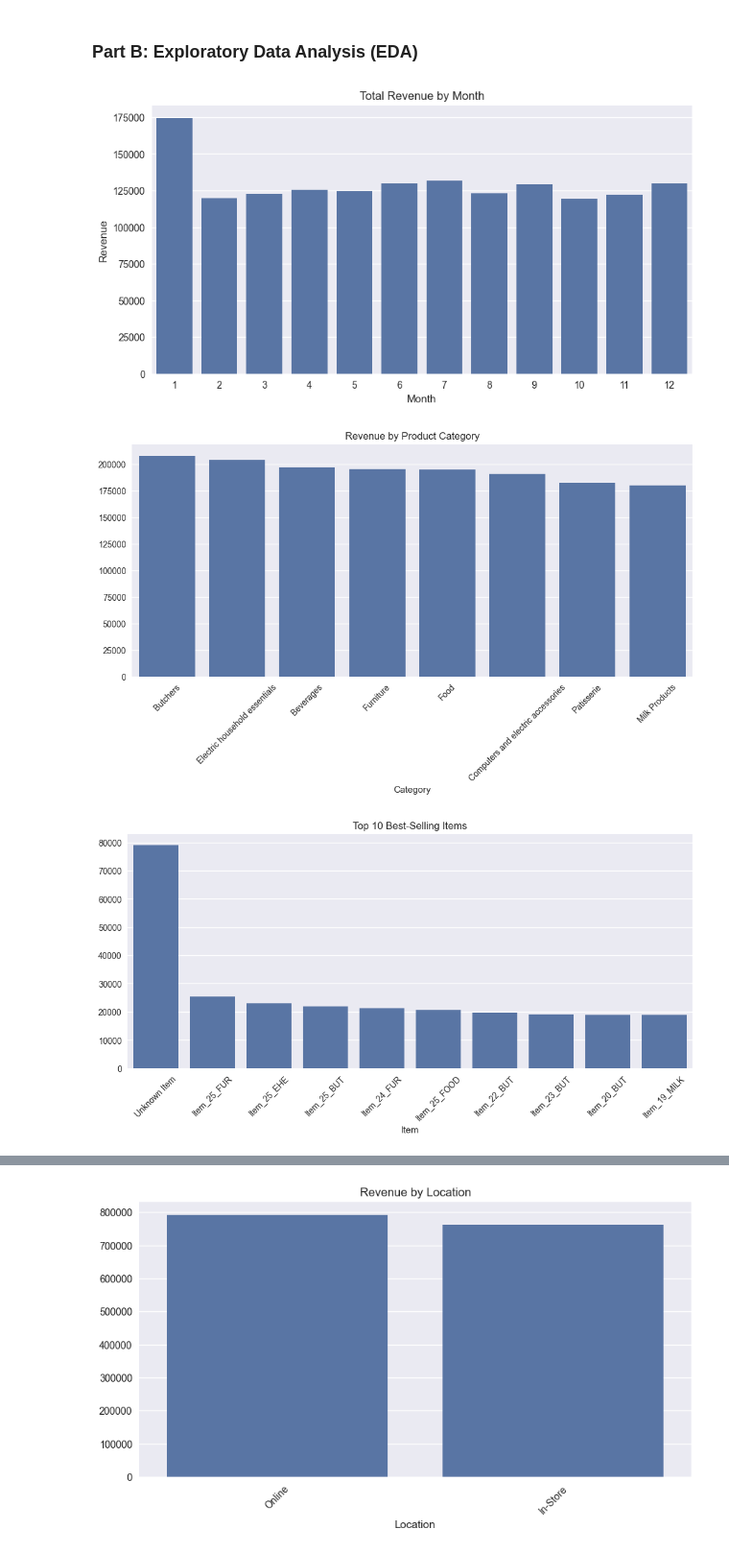
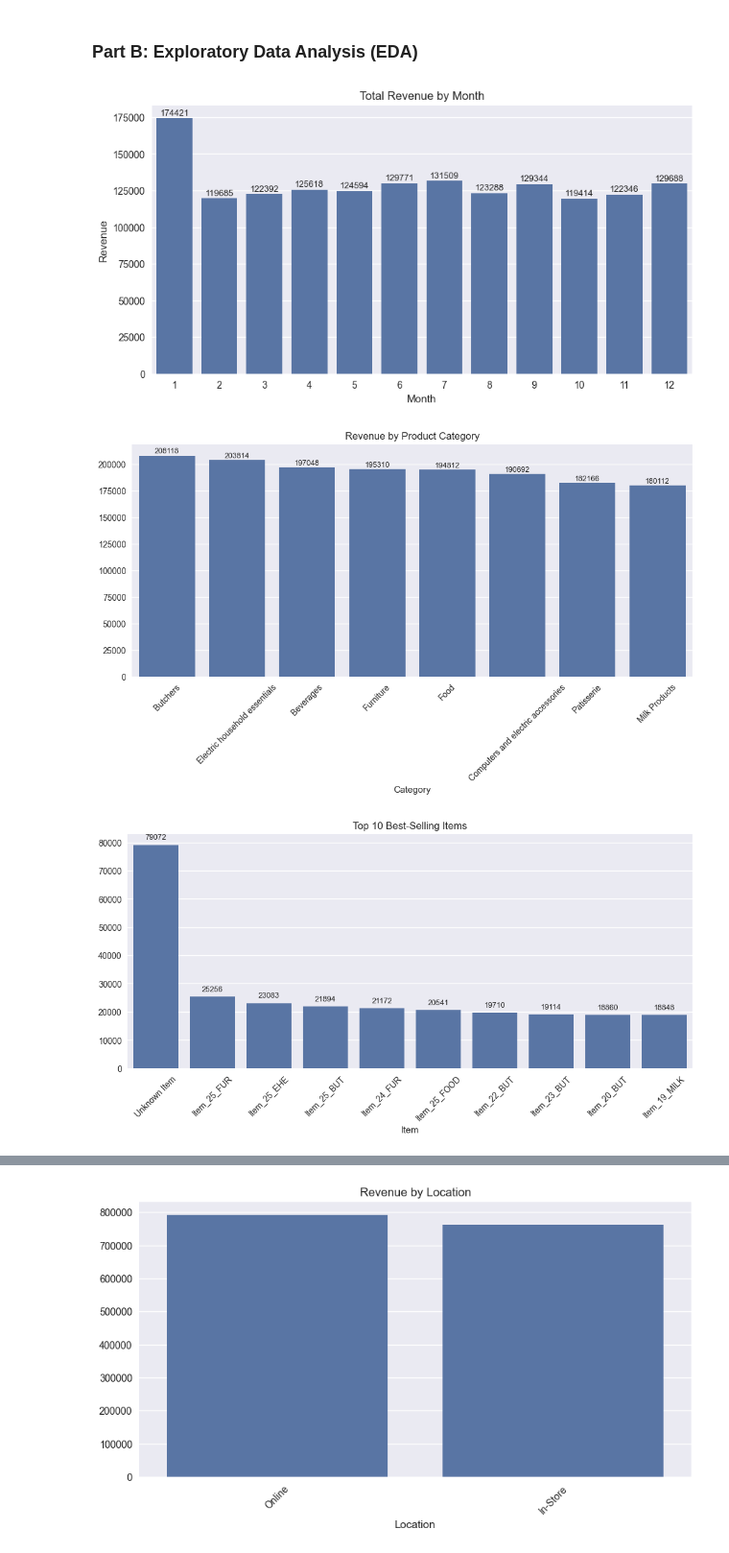
Before and after one commit to MokshithRao/retail-sales-performance-customer-behavior-analysis, a Jupyter notebook: notebooks/data_cleaning_eda.ipynb, the cells around one changed output, grey strips where cells are left out. Shown at 96% size. Cells and saved outputs as stored; diff of their text form; code cells hidden in the pictures.

Commit message:
Enhance EDA visuals: add value labels, clarify insights, and explain grid pattern

```diff
--- a/notebooks/data_cleaning_eda.ipynb
+++ b/notebooks/data_cleaning_eda.ipynb
@@ -453,34 +448,43 @@ df['Net Revenue'] = df['Total Spent']  # placeholder (in case discount column ex
 # %%
 #Revenue by Month
 monthly_rev = df.groupby('Month')['Total Spent'].sum()
 
 plt.figure(figsize=(10,5))
 sns.barplot(x=monthly_rev.index, y=monthly_rev.values)
 plt.title("Total Revenue by Month")
 plt.xlabel("Month")
 plt.ylabel("Revenue")
+# Add value labels on bars
+for i, v in enumerate(monthly_rev.values):
+    plt.text(i, v + 2000, f"{v:.0f}", ha='center', fontsize=9)
 plt.show()
 # %% [output]
-[figure, old version]
+[figure, new version]
 # %%
 # Revenue by Product Category
 cat_rev = df.groupby('Category')['Total Spent'].sum().sort_values(ascending=False)
 
 plt.figure(figsize=(12,5))
-sns.barplot(x=cat_rev.index, y=cat_rev.values)
+ax = sns.barplot(x=cat_rev.index, y=cat_rev.values)
 plt.xticks(rotation=45)
 plt.title("Revenue by Product Category")
+# Add value labels on bars
+for i, v in enumerate(cat_rev.values):
+    ax.text(i, v + 2000, f"{v:.0f}", ha='center', fontsize=9)
 plt.show()
 # %% [output]
-[figure, old version]
+[figure, new version]
 # %%
 # Top 10 Items by Revenue
 item_rev = df.groupby('Item')['Total Spent'].sum().sort_values(ascending=False).head(10)
 
 plt.figure(figsize=(12,5))
-sns.barplot(x=item_rev.index, y=item_rev.values)
+ax = sns.barplot(x=item_rev.index, y=item_rev.values)
 plt.xticks(rotation=45)
 plt.title("Top 10 Best-Selling Items")
+# Add value labels on bars
+for i, v in enumerate(item_rev.values):
+    ax.text(i, v + 2000, f"{v:.0f}", ha='center', fontsize=9)
 plt.show()
 # %% [output]
-[figure, old version]
+[figure, new version]
```
Also changed, not shown: parts of 7 cells of this notebook.
